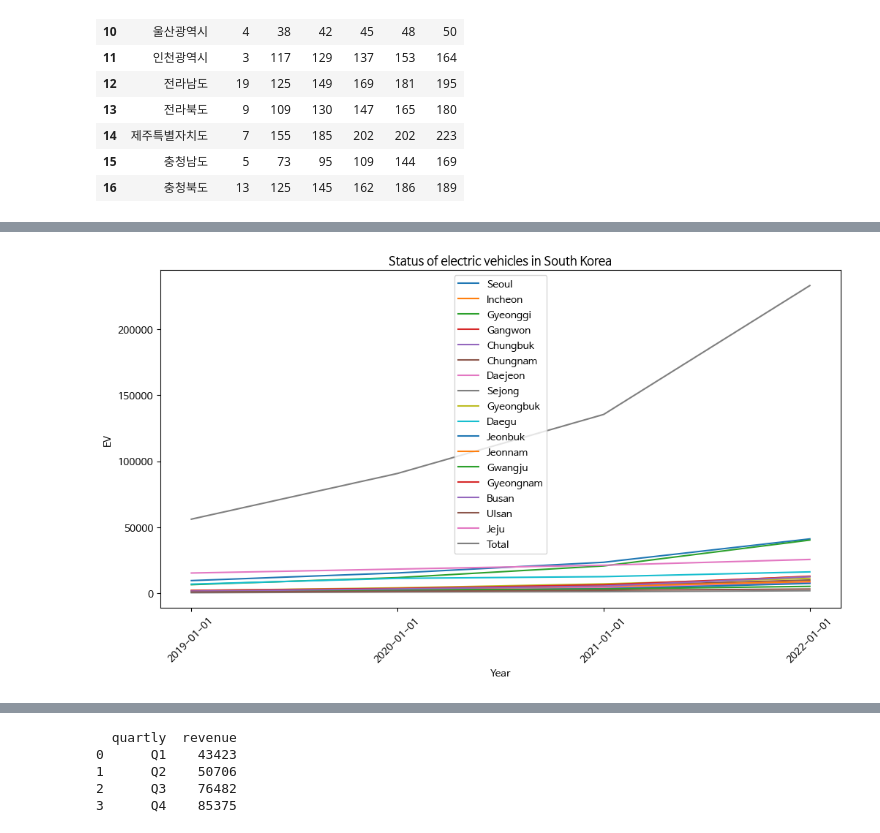
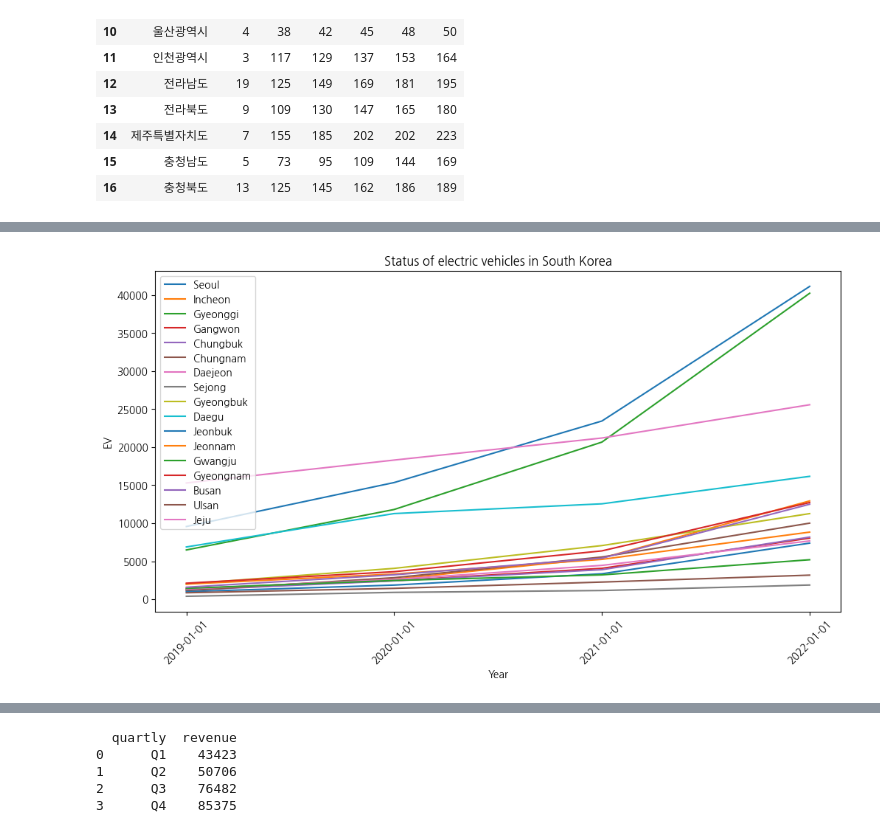
Before and after one commit to rightnowjyk/WEB1, a Jupyter notebook: final_code_2019011033김재용.ipynb, the cells around one changed output, grey strips where cells are left out. Cells and saved outputs as stored; diff of their text form; code cells hidden in the pictures.

```diff
--- a/final_code_2019011033김재용.ipynb
+++ b/final_code_2019011033김재용.ipynb
@@ -157,43 +177,40 @@ gyeongnam = filtered_EV['경남']
 busan = filtered_EV['부산']
 ulsan = filtered_EV['울산']
 jeju = filtered_EV['제주']
-total = filtered_EV['합계']
-
 
 
 # 나머지 열도 필요한 열로 선택하여 변수에 할당합니다.
 
 # 그래프 설정
 plt.figure(figsize=(12, 6))
 plt.plot(dates, seoul, label='Seoul')
 plt.plot(dates, incheon, label='Incheon')
 plt.plot(dates, gyeonggi, label='Gyeonggi')
 plt.plot(dates, gangwon, label='Gangwon')
 plt.plot(dates, chungbuk, label='Chungbuk')
 plt.plot(dates, chungnam, label='Chungnam')
 plt.plot(dates, daejeon, label='Daejeon')
 plt.plot(dates, sejong, label='Sejong')
 plt.plot(dates, gyeongbuk, label='Gyeongbuk')
 plt.plot(dates, daegu, label='Daegu')
 plt.plot(dates, jeonbuk, label='Jeonbuk')
 plt.plot(dates, jeonnam, label='Jeonnam')
 plt.plot(dates, gwangju, label='Gwangju')
 plt.plot(dates, gyeongnam, label='Gyeongnam')
 plt.plot(dates, busan, label='Busan')
 plt.plot(dates, ulsan, label='Ulsan')
 plt.plot(dates, jeju, label='Jeju')
-plt.plot(dates, total, label='Total')
 
 plt.gca().invert_xaxis()
 plt.title('Status of electric vehicles in South Korea')
 plt.xlabel('Year')
 plt.ylabel('EV')
 plt.legend(loc='best')
 plt.xticks(rotation=45)
 
 plt.show()
 # %% [output]
-[figure, old version]
+[figure, new version]
 # %%
 #charging stations in South Korea.  한국의 지역별 전기차 충전소 현황
 # %%
```
Also changed, not shown: parts of 12 cells of this notebook.
